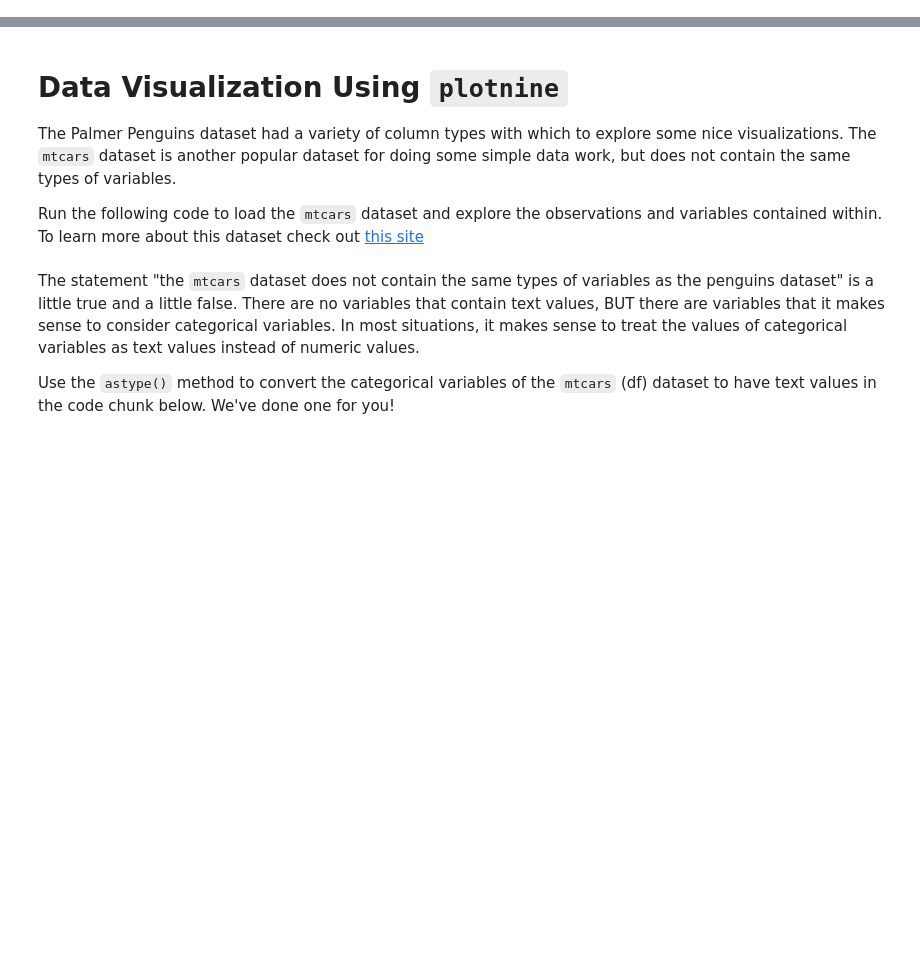
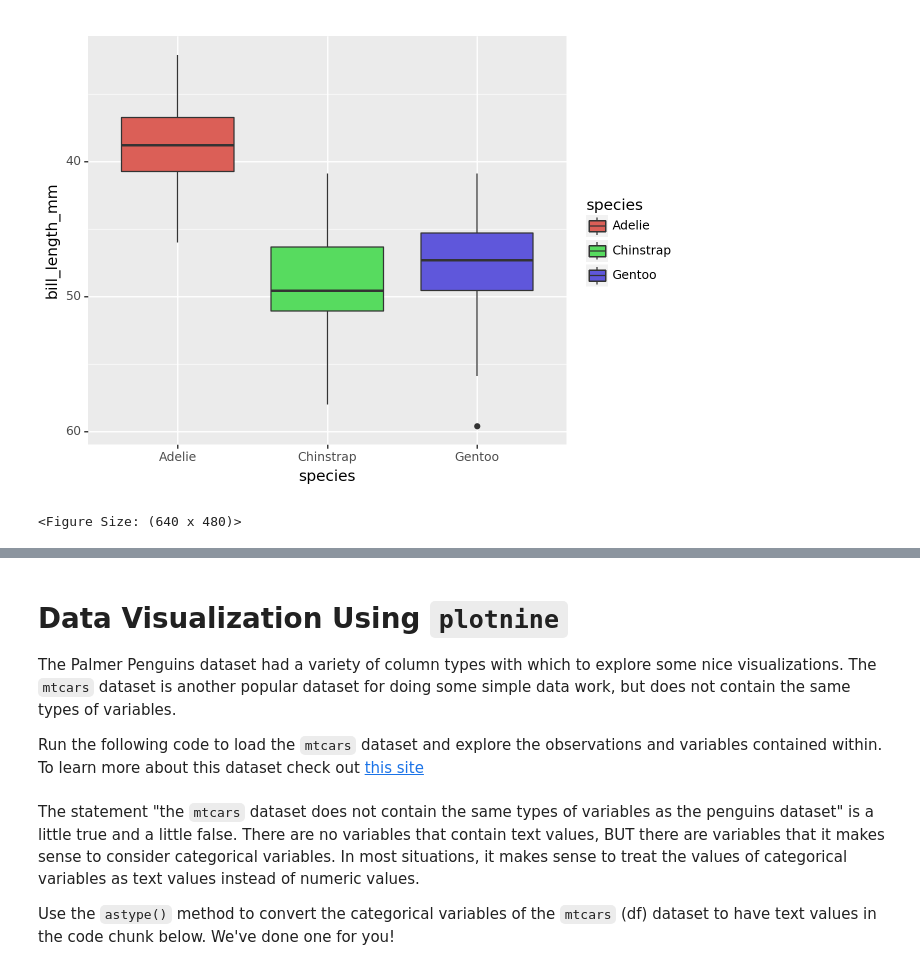
Before and after one commit to davisbove/GSB_544, a Jupyter notebook: Copy_of_Introduction_to_Data_Viz_Using_mtcars_Dataset.ipynb, the cells around one changed output, grey strips where cells are left out. Drawn from its saved outputs; the diff is of its cells as text; code cells hidden in the pictures; blank space fills up the shorter version.

```diff
--- a/Copy_of_Introduction_to_Data_Viz_Using_mtcars_Dataset.ipynb
+++ b/Copy_of_Introduction_to_Data_Viz_Using_mtcars_Dataset.ipynb
@@ -2,0 +29,9 @@
+# %%
+from plotnine import scale_y_reverse
+(ggplot(penguins, aes(x = "species", y = "bill_length_mm", fill = "species"))
++ geom_boxplot()
++ scale_y_reverse()
+)
+# %% [output]
+[figure, added]
+<Figure Size: (640 x 480)>
```
Also changed, not shown: parts of 5 cells of this notebook.
